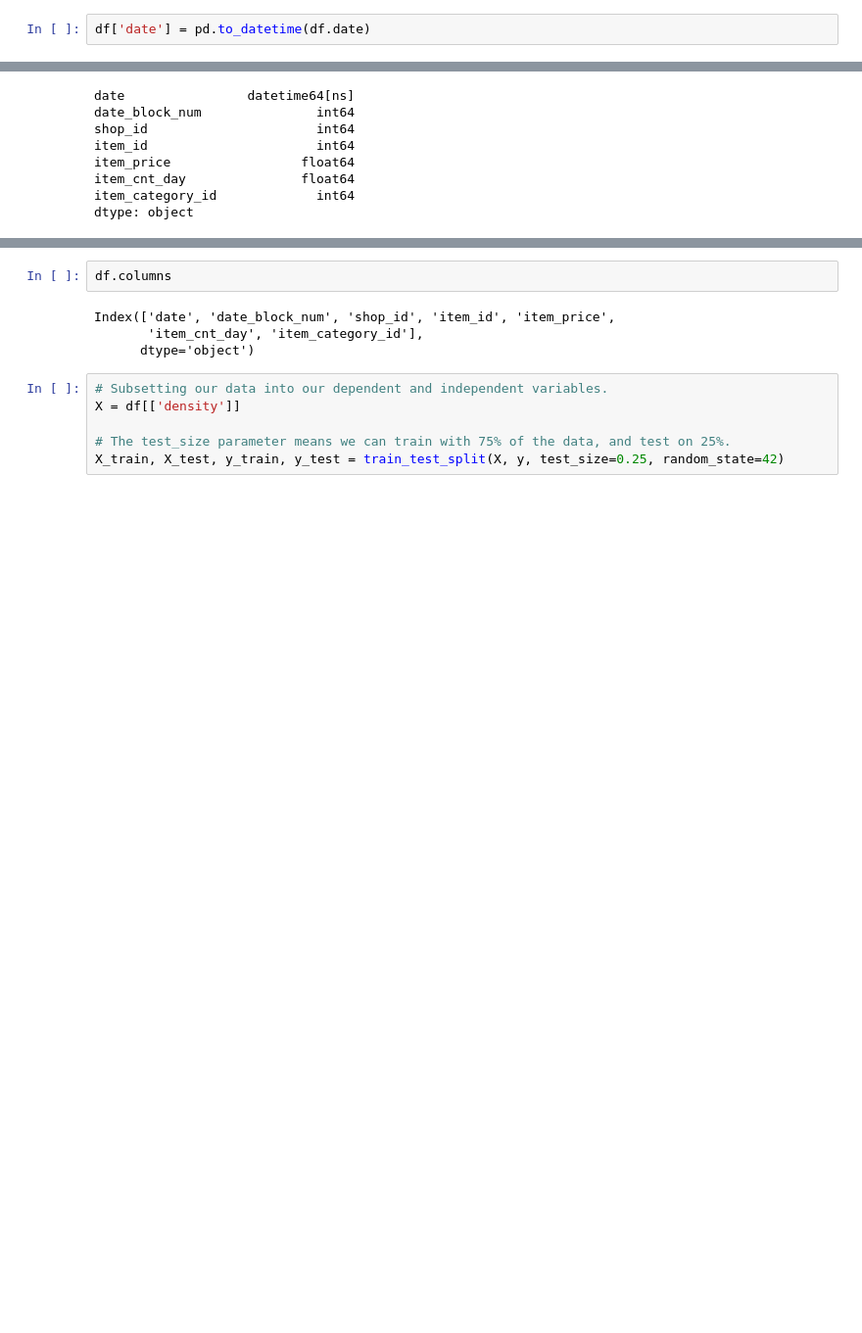
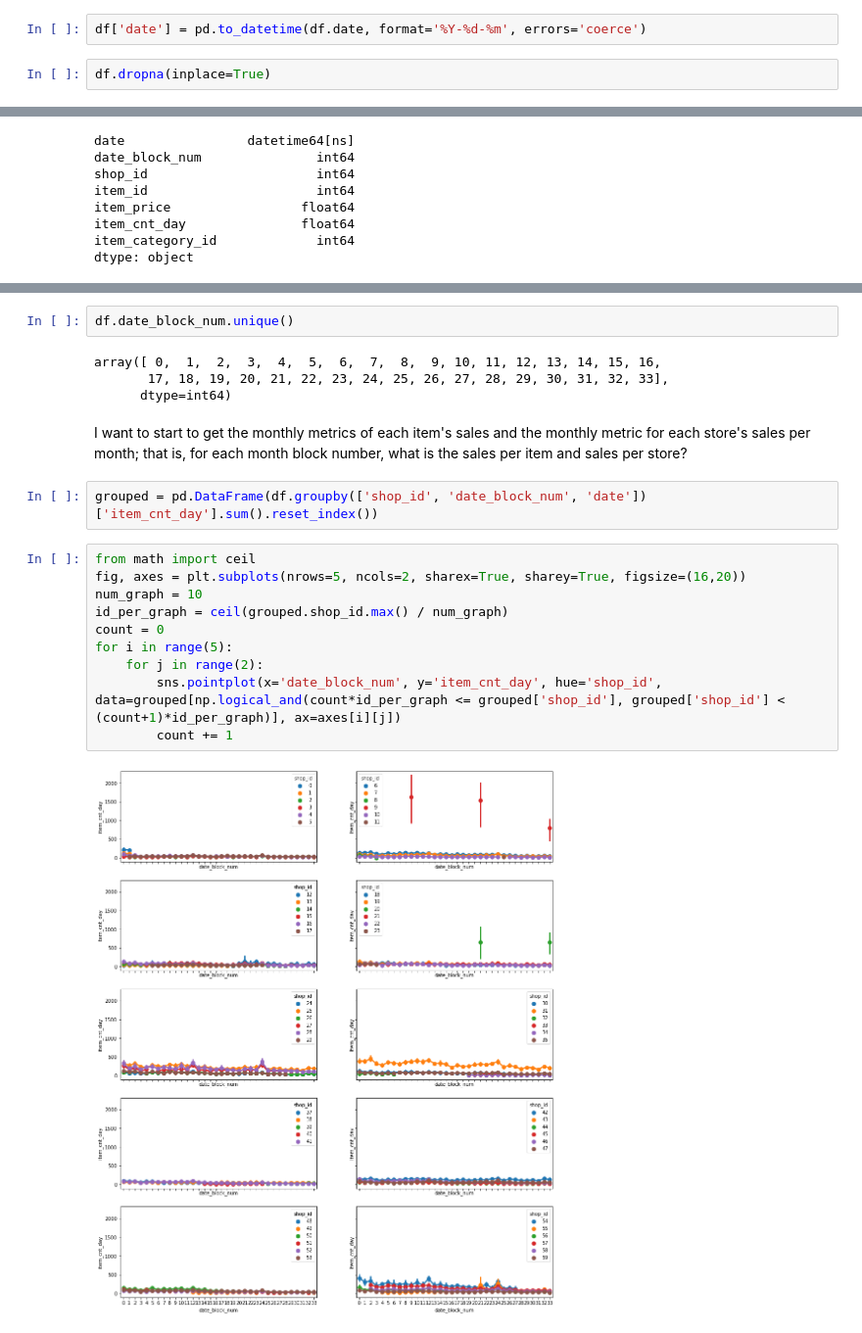
Before and after one commit to Snizzmo/Data-Science, a Jupyter notebook: Capstone_Two/02_Capstone_Two_EDA.ipynb, the cells around one changed output, grey strips where cells are left out. Shown: that part at 98% size. Drawn from its saved outputs; the diff is of its cells as text; blank space fills up the shorter version.

```diff
--- a/Capstone_Two/02_Capstone_Two_EDA.ipynb
+++ b/Capstone_Two/02_Capstone_Two_EDA.ipynb
@@ -53,7 +56,9 @@ Of the object categories (date, item_name, item_category_name, shop_name), all b
 # %%
 df.drop(['item_name', 'item_category_name', 'shop_name'], axis=1, inplace=True)
 # %%
-df['date'] = pd.to_datetime(df.date)
+df['date'] = pd.to_datetime(df.date, format='%Y-%d-%m', errors='coerce')
+# %%
+df.dropna(inplace=True)
 # %%
 df.dtypes
 # %% [output]
@@ -108,12 +73,22 @@ Let's jump into the machine learning!
-# %%
-df.columns
-# %% [output]
-Index(['date', 'date_block_num', 'shop_id', 'item_id', 'item_price',
-       'item_cnt_day', 'item_category_id'],
-      dtype='object')
-# %%
-# Subsetting our data into our dependent and independent variables.
-X = df[['density']]
-
-# The test_size parameter means we can train with 75% of the data, and test on 25%.
-X_train, X_test, y_train, y_test = train_test_split(X, y, test_size=0.25, random_state=42)
+# %%
+df.date_block_num.unique()
+# %% [output]
+array([ 0,  1,  2,  3,  4,  5,  6,  7,  8,  9, 10, 11, 12, 13, 14, 15, 16,
+       17, 18, 19, 20, 21, 22, 23, 24, 25, 26, 27, 28, 29, 30, 31, 32, 33],
+      dtype=int64)
+# %% [markdown]
+I want to start to get the monthly metrics of each item's sales and the monthly metric for each store's sales per month; that is, for each month block number, what is the sales per item and sales per store?
+# %%
+grouped = pd.DataFrame(df.groupby(['shop_id', 'date_block_num', 'date'])['item_cnt_day'].sum().reset_index())
+# %%
+from math import ceil
+fig, axes = plt.subplots(nrows=5, ncols=2, sharex=True, sharey=True, figsize=(16,20))
+num_graph = 10
+id_per_graph = ceil(grouped.shop_id.max() / num_graph)
+count = 0
+for i in range(5):
+    for j in range(2):
+        sns.pointplot(x='date_block_num', y='item_cnt_day', hue='shop_id', data=grouped[np.logical_and(count*id_per_graph <= grouped['shop_id'], grouped['shop_id'] < (count+1)*id_per_graph)], ax=axes[i][j])
+        count += 1
+# %% [output]
+[figure, added]
```
Also changed, not shown: parts of 31 cells of this notebook, 1 other file.
